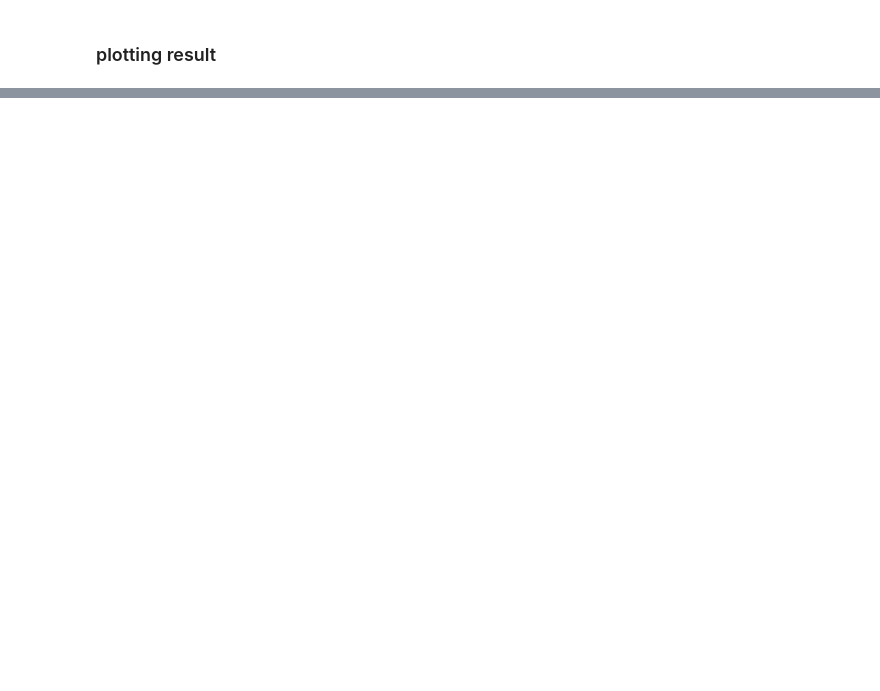
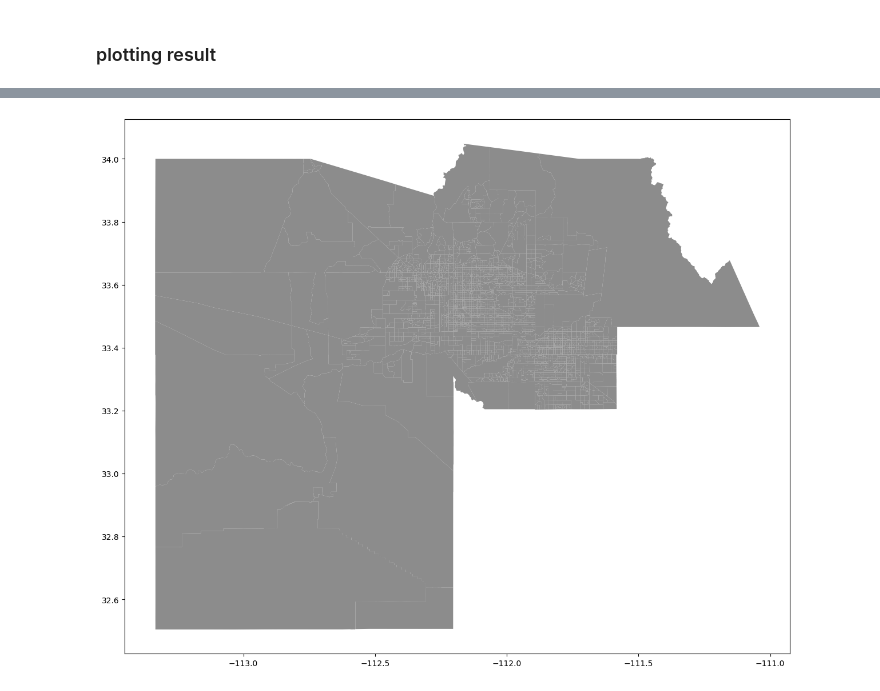
Before and after one commit to NAU-CCL/Epymorph, a Jupyter notebook: doc/devlog/sdh.ipynb, the cells around one changed output, grey strips where cells are left out. Saved outputs shown, nothing was run; the diff lists cells and outputs as text; code cells hidden in the pictures; blank space fills up the shorter version.

Commit message:
Finished Geopandas

```diff
--- a/doc/devlog/sdh.ipynb
+++ b/doc/devlog/sdh.ipynb
@@ -36,8 +36,11 @@ from epymorph.data import geo_library, ipm_library, mm_library
 from epymorph.simulation import Simulation
 from epymorph.world import Population
 
+from shapely.geometry import Point, Polygon
+from matplotlib.pyplot import xlabel
 import matplotlib.pyplot as plt
 from datetime import date
+import geopandas as gpd
 import pandas as pd
 import numpy as np
 import os
@@ -45,6 +48,9 @@ import os
 dir = os.path.expanduser('~/Desktop/Github/Epymorph/scratch')
 with np.load(f"./epymorph/data/geo/maricopa_cbg_2019_geo.npz") as npz_data:
         data = dict(npz_data)
+geo = 'https://www2.census.gov/geo/tiger/TIGER2020PL/STATE/04_ARIZONA/04013/tl_2020_04013_bg10.zip'
+
+maricopa = gpd.read_file(geo)
 # %%
 exit_code = run(
     ipm_name = 'sdh',
@@ -220 +219,10 @@ plt.show()
+# %%
+fig, ax = plt.subplots(figsize=(15,15))
+# add .shp mapfile to axes
+maricopa.plot(ax=ax, alpha=0.9,color= 'grey')
+#maricopa.plot(column= 'S', ax=ax,alpha=0.5, legend=True,markersize=10)
+
+plt.show()
+# %% [output]
+[figure, added]
 # %%
```
Also changed, not shown: parts of 9 cells of this notebook, 4 other files.
